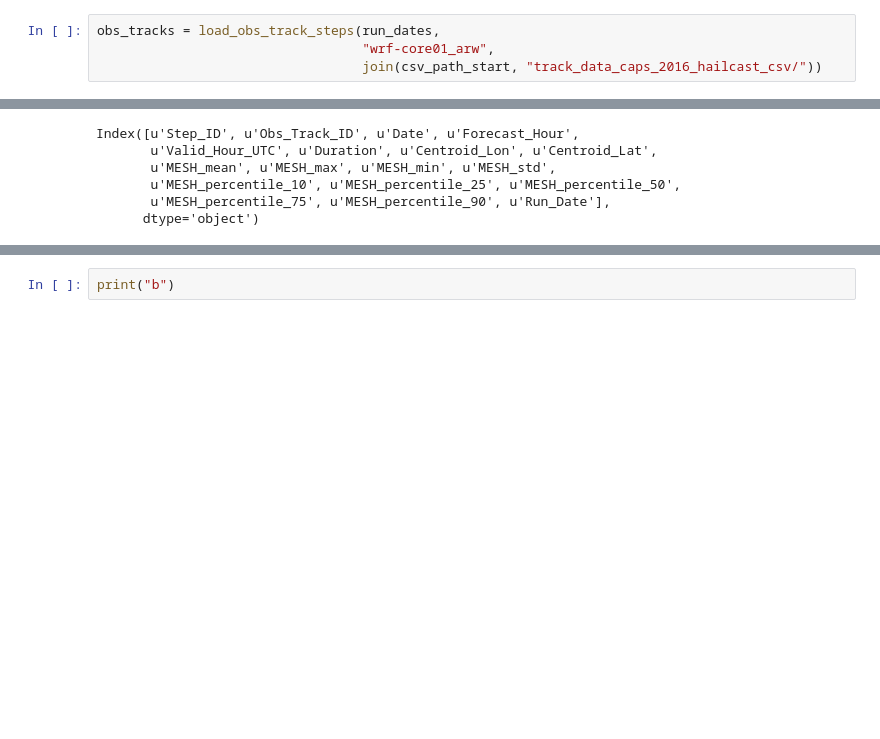
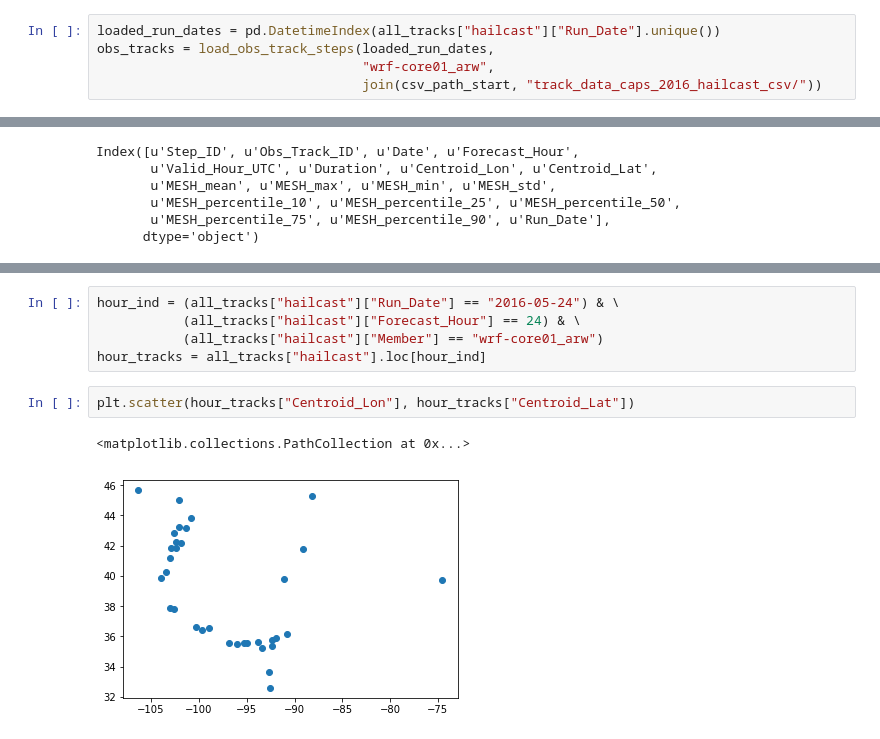
Before and after one commit to djgagne/haileval, a Jupyter notebook: notebooks/CAPSEnsObjectAnalysis.ipynb, the cells around one changed output, grey strips where cells are left out. Cells and saved outputs as stored; diff of their text form; blank space fills up the shorter version.

```diff
--- a/notebooks/CAPSEnsObjectAnalysis.ipynb
+++ b/notebooks/CAPSEnsObjectAnalysis.ipynb
@@ -66,4 +82,5 @@ all_tracks["thompson"] = load_forecast_track_steps(run_dates,
 # %%
-obs_tracks = load_obs_track_steps(run_dates,
+loaded_run_dates = pd.DatetimeIndex(all_tracks["hailcast"]["Run_Date"].unique())
+obs_tracks = load_obs_track_steps(loaded_run_dates,
                                   "wrf-core01_arw",
                                   join(csv_path_start, "track_data_caps_2016_hailcast_csv/"))
@@ -295,2 +306,10 @@ dict_keys(['hailcast', 'thompson'])
-# %%
-print("b")
+# %%
+hour_ind = (all_tracks["hailcast"]["Run_Date"] == "2016-05-24") & \
+           (all_tracks["hailcast"]["Forecast_Hour"] == 24) & \
+           (all_tracks["hailcast"]["Member"] == "wrf-core01_arw")
+hour_tracks = all_tracks["hailcast"].loc[hour_ind]
+# %%
+plt.scatter(hour_tracks["Centroid_Lon"], hour_tracks["Centroid_Lat"])
+# %% [output]
+<matplotlib.collections.PathCollection at 0x...>
+[figure, added]
```
Also changed, not shown: parts of 12 cells of this notebook.
